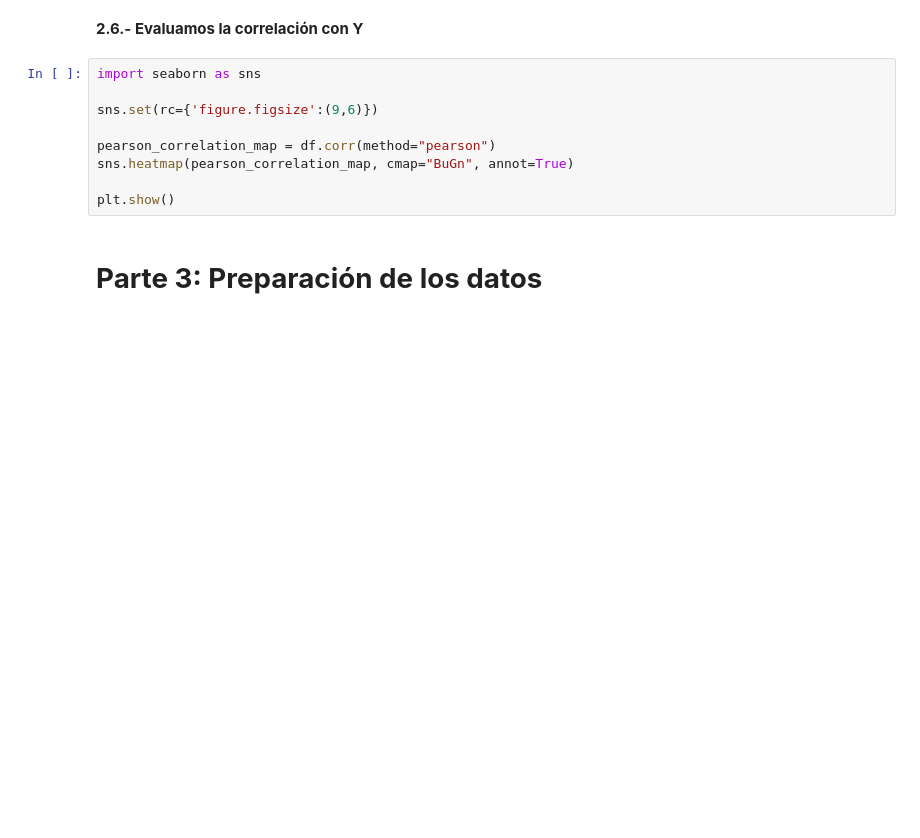
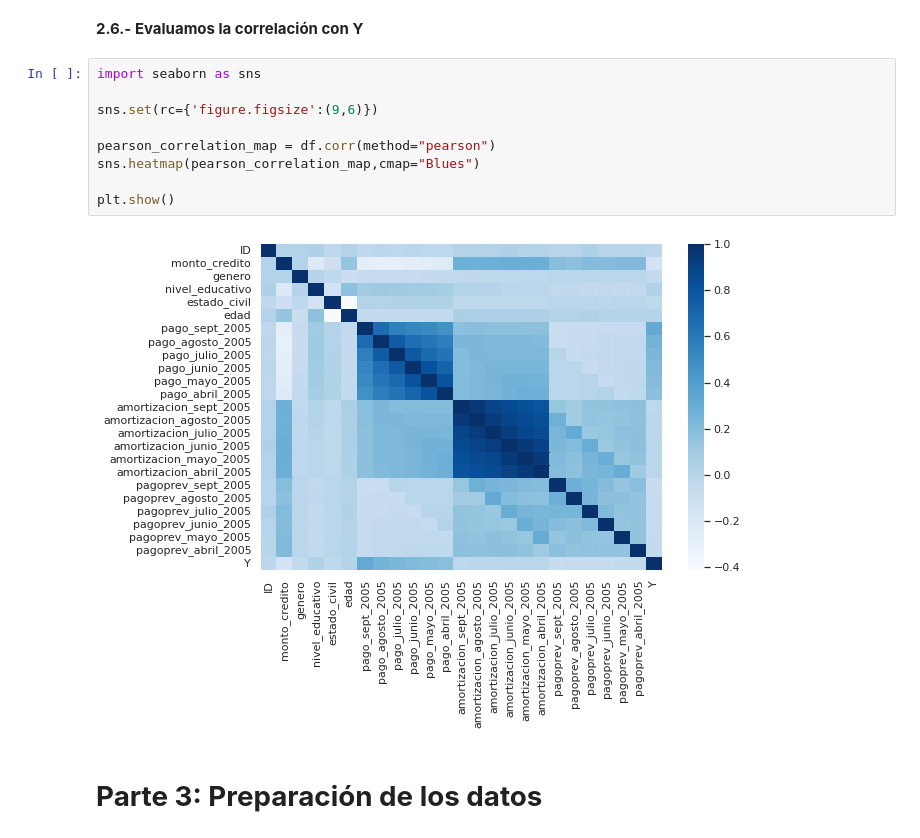
Before and after one commit to PosgradoMNA/actividades-del-projecto-equipo-9, a Jupyter notebook: Semana_3_Actividad_1_Selección_y_Limpieza_de_datos_Equipo_9.ipynb, the cells around one changed output. Drawn from its saved outputs; the diff is of its cells as text; blank space fills up the shorter version.

```diff
--- a/Semana_3_Actividad_1_Selección_y_Limpieza_de_datos_Equipo_9.ipynb
+++ b/Semana_3_Actividad_1_Selección_y_Limpieza_de_datos_Equipo_9.ipynb
@@ -383,12 +383,14 @@ False
 # %%
 import seaborn as sns
 
 sns.set(rc={'figure.figsize':(9,6)})
 
 pearson_correlation_map = df.corr(method="pearson")
-sns.heatmap(pearson_correlation_map, cmap="BuGn", annot=True)
+sns.heatmap(pearson_correlation_map,cmap="Blues")
 
 plt.show()
+# %% [output]
+[figure, added]
 # %% [markdown]
 # **Parte 3: Preparación de los datos**
 # %% [markdown]
```
Also changed, not shown: parts of 1 cell of this notebook.
